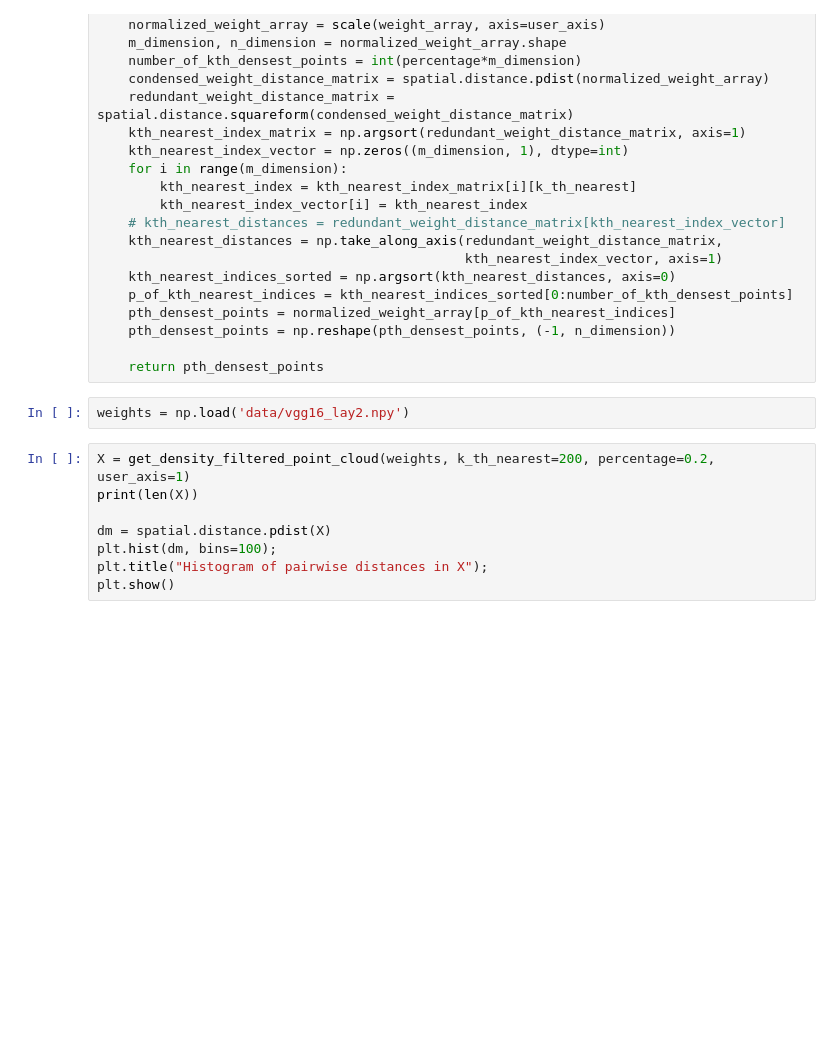
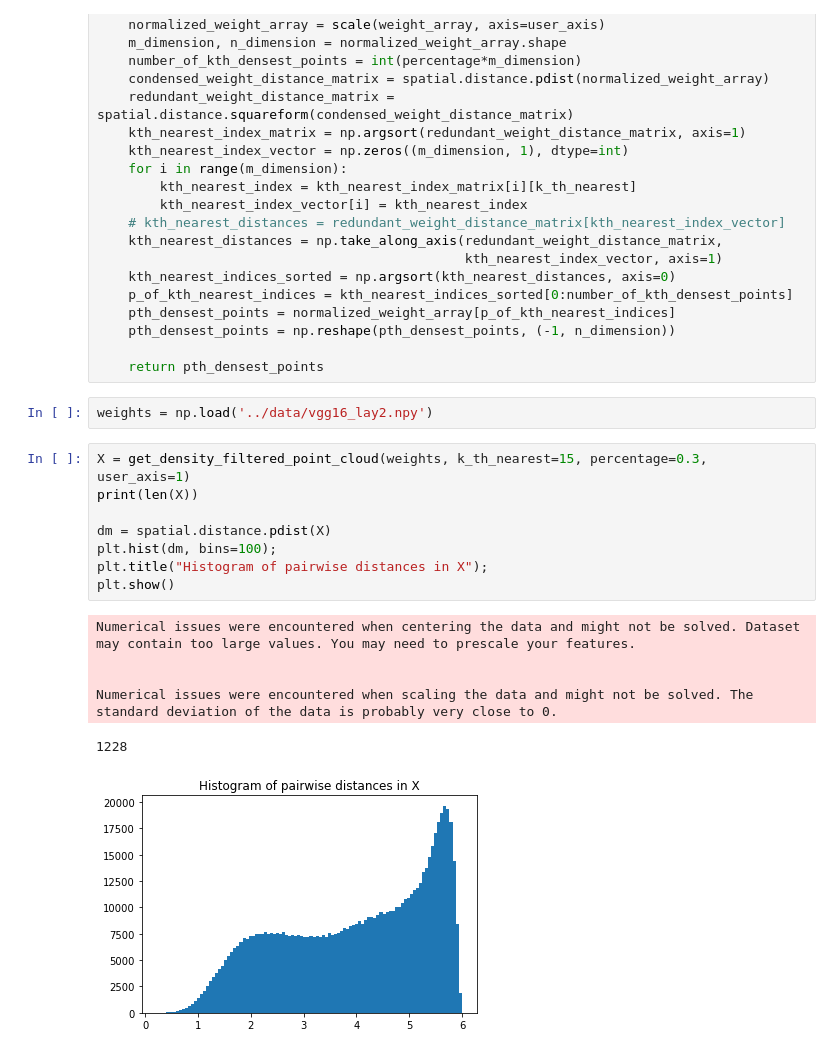
Before and after one commit to Steenroder/steenroder, a Jupyter notebook: notebooks/CNNs.ipynb, the cells around one changed output. Cells and saved outputs as stored; diff of their text form; blank space fills up the shorter version.

```diff
--- a/notebooks/CNNs.ipynb
+++ b/notebooks/CNNs.ipynb
@@ -56,15 +53,22 @@ def get_density_filtered_point_cloud(weight_array,
 
     return pth_densest_points
 # %%
-weights = np.load('data/vgg16_lay2.npy')
+weights = np.load('../data/vgg16_lay2.npy')
 # %%
-X = get_density_filtered_point_cloud(weights, k_th_nearest=200, percentage=0.2, user_axis=1)
+X = get_density_filtered_point_cloud(weights, k_th_nearest=15, percentage=0.3, user_axis=1)
 print(len(X))
 
 dm = spatial.distance.pdist(X)
 plt.hist(dm, bins=100);
 plt.title("Histogram of pairwise distances in X");
 plt.show()
+# %% [output]
+Numerical issues were encountered when centering the data and might not be solved. Dataset may contain too large values. You may need to prescale your features.
+
+
+Numerical issues were encountered when scaling the data and might not be solved. The standard deviation of the data is probably very close to 0.
+1228
+[figure, added]
 # %%
 max_edge_length = 5
 
```
Also changed, not shown: parts of 10 cells of this notebook.
